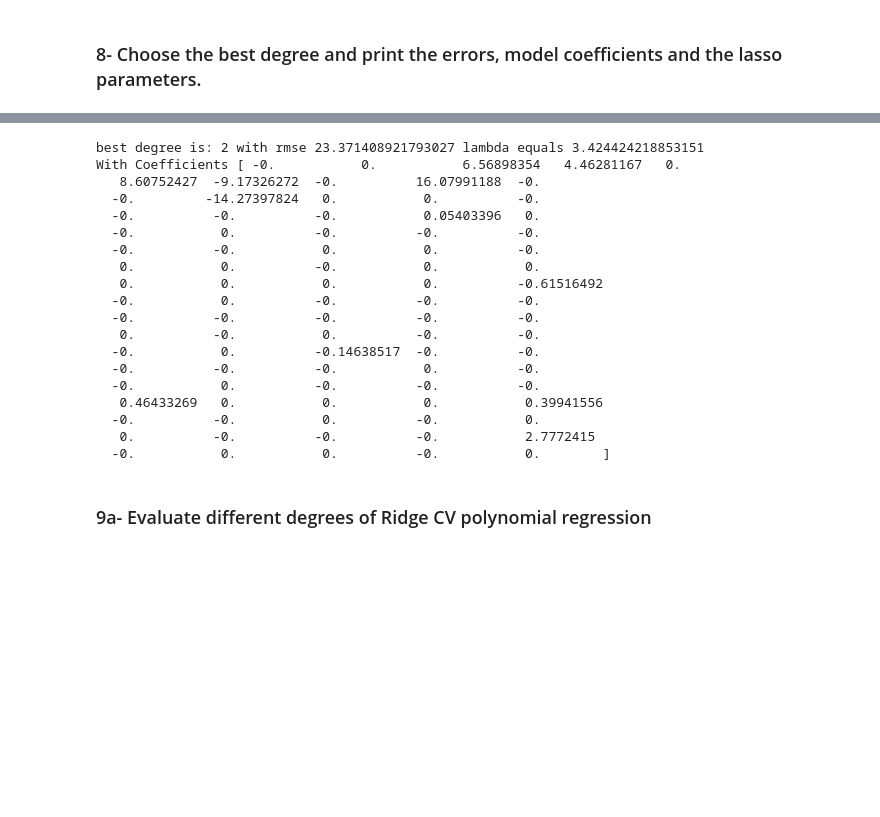
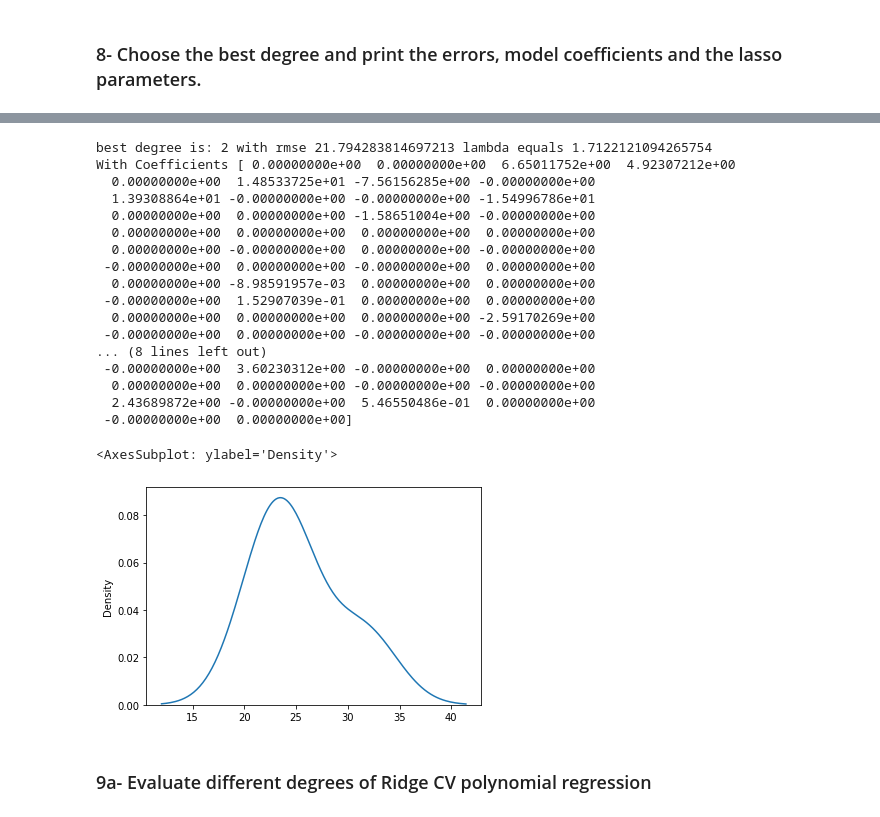
Before and after one commit to omar123-jav/ML-A1, a Jupyter notebook: Assignment 1/Assignment1_Polynomial_Regression.ipynb, the cells around one changed output, grey strips where cells are left out. Saved outputs shown, nothing was run; the diff lists cells and outputs as text; code cells hidden in the pictures; blank space fills up the shorter version.

```diff
--- a/Assignment 1/Assignment1_Polynomial_Regression.ipynb
+++ b/Assignment 1/Assignment1_Polynomial_Regression.ipynb
@@ -379,20 +413,20 @@ scaler.fit(X_train)
 X_train = scaler.transform(X_train)
 X_test = scaler.transform(X_test)
 # %%
-for i in range(1,6):
-  polynomial_converter = PolynomialFeatures(degree=i,include_bias=False)
-  poly_features = polynomial_converter.fit_transform(X)
-  X_train, X_test, y_train, y_test = train_test_split(poly_features, y, test_size=0.3, random_state=101)
-  scaler = StandardScaler()
-  scaler.fit(X_train)
-  X_train = scaler.transform(X_train)
-  X_test = scaler.transform(X_test)
-  lasso_cv_model = LassoCV(eps=0.1,n_alphas=100,cv=5)
-  lasso_cv_model.fit(X_train,y_train)
-  test_pred = lasso_cv_model.predict(X_test)
-  Alphas.append(lasso_cv_model.alpha_)
-  coef.append(lasso_cv_model.coef_)
-  mse= mean_squared_error(y_test,test_pred)
-  rmse=np.sqrt(mse)
-  RMSE.append(rmse)
-print(RMSE)
+#for i in range(1,5):
+  #polynomial_converter = PolynomialFeatures(degree=i,include_bias=False)
+  #poly_features = polynomial_converter.fit_transform(X)
+  #X_train, X_test, y_train, y_test = train_test_split(poly_features, y, test_size=0.3, random_state=101)
+  #scaler = StandardScaler()
+  #scaler.fit(X_train)
+  #X_train = scaler.transform(X_train)
+  #X_test = scaler.transform(X_test)
+  #lasso_cv_model = LassoCV(eps=0.05,n_alphas=100,cv=5)
+  #lasso_cv_model.fit(X_train,y_train)
+  #test_pred = lasso_cv_model.predict(X_test)
+  #Alphas.append(lasso_cv_model.alpha_)
+  #coef.append(lasso_cv_model.coef_)
+  #mse= mean_squared_error(y_test,test_pred)
+  #rmse=np.sqrt(mse)
+  #RMSE.append(rmse)
+#print(RMSE)
@@ -402,7 +438,7 @@ print(RMSE)
 for i in range(1,5):
   polynomial_converter = PolynomialFeatures(degree=i,include_bias=False)
   poly_features = polynomial_converter.fit_transform(X_train)
-  lasso_cv_model = LassoCV(eps=0.1,n_alphas=100,cv=5)
+  lasso_cv_model = LassoCV(eps=0.05,n_alphas=100,cv=5)
   lasso_cv_model.fit(poly_features,y_train)
   poly_test = polynomial_converter.fit_transform(X_test)
   test_pred = lasso_cv_model.predict(poly_test)
@@ -442,25 +478,28 @@ lasso_min=RMSE[mindegree]
 print('best degree is:',mindegree+1,'with rmse',RMSE[mindegree],'lambda equals',Alphas[mindegree])
 print('With Coefficients',coef[mindegree])
 # %% [output]
-best degree is: 2 with rmse 23.371408921793027 lambda equals 3.424424218853151
-With Coefficients [ -0.           0.           6.56898354   4.46281167   0.
-   8.60752427  -9.17326272  -0.          16.07991188  -0.
-  -0.         -14.27397824   0.           0.          -0.
-  -0.          -0.          -0.           0.05403396   0.
-  -0.           0.          -0.          -0.          -0.
-  -0.          -0.           0.           0.          -0.
-   0.           0.          -0.           0.           0.
-   0.           0.           0.           0.          -0.61516492
-  -0.           0.          -0.          -0.          -0.
-  -0.          -0.          -0.          -0.          -0.
-   0.          -0.           0.          -0.          -0.
-  -0.           0.          -0.14638517  -0.          -0.
-  -0.          -0.          -0.           0.          -0.
-  -0.           0.          -0.          -0.          -0.
-   0.46433269   0.           0.           0.           0.39941556
-  -0.          -0.           0.          -0.           0.
-   0.          -0.          -0.          -0.           2.7772415
-  -0.           0.           0.          -0.           0.        ]
+best degree is: 2 with rmse 21.794283814697213 lambda equals 1.7122121094265754
+With Coefficients [ 0.00000000e+00  0.00000000e+00  6.65011752e+00  4.92307212e+00
+  0.00000000e+00  1.48533725e+01 -7.56156285e+00 -0.00000000e+00
+  1.39308864e+01 -0.00000000e+00 -0.00000000e+00 -1.54996786e+01
+  0.00000000e+00  0.00000000e+00 -1.58651004e+00 -0.00000000e+00
+  0.00000000e+00  0.00000000e+00  0.00000000e+00  0.00000000e+00
+  0.00000000e+00 -0.00000000e+00  0.00000000e+00 -0.00000000e+00
+ -0.00000000e+00  0.00000000e+00 -0.00000000e+00  0.00000000e+00
+  0.00000000e+00 -8.98591957e-03  0.00000000e+00  0.00000000e+00
+ -0.00000000e+00  1.52907039e-01  0.00000000e+00  0.00000000e+00
+  0.00000000e+00  0.00000000e+00  0.00000000e+00 -2.59170269e+00
+ -0.00000000e+00  0.00000000e+00 -0.00000000e+00 -0.00000000e+00
+... (8 lines left out)
+ -0.00000000e+00  3.60230312e+00 -0.00000000e+00  0.00000000e+00
+  0.00000000e+00  0.00000000e+00 -0.00000000e+00 -0.00000000e+00
+  2.43689872e+00 -0.00000000e+00  5.46550486e-01  0.00000000e+00
+ -0.00000000e+00  0.00000000e+00]
+# %%
+sns.kdeplot(RMSE)
+# %% [output]
+<AxesSubplot: ylabel='Density'>
+[figure, added]
 # %% [markdown]
 ### 9a- Evaluate different degrees of Ridge CV polynomial regression
 # %%
```
Also changed, not shown: parts of 18 cells of this notebook, 4 other files.
